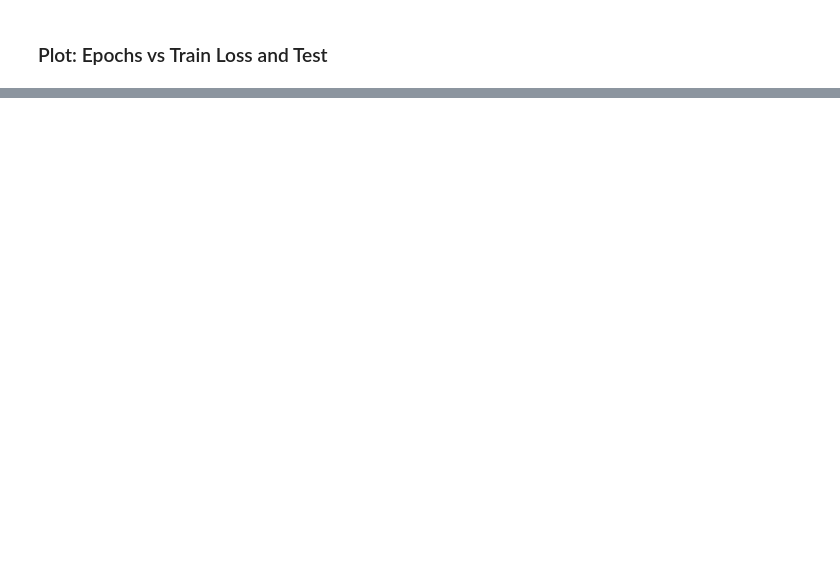
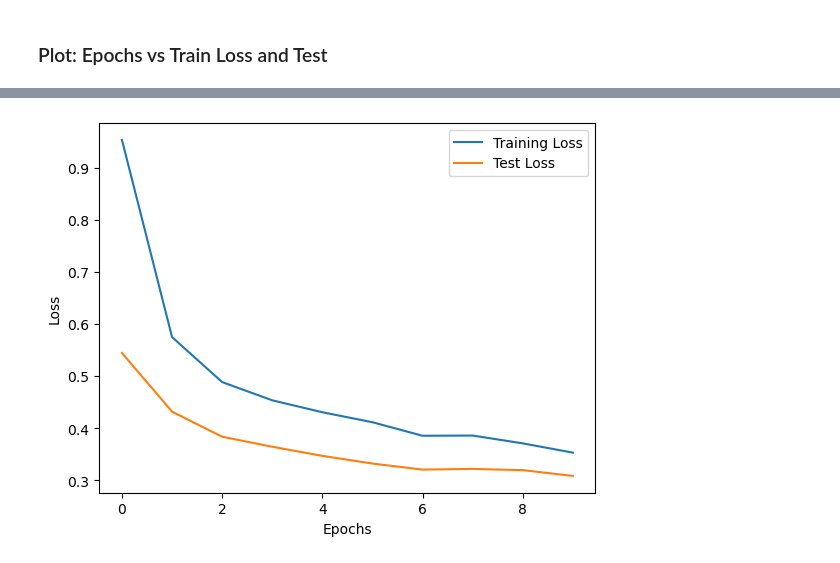
Before and after one commit to AnuragKr/ai-playground, a Jupyter notebook: notebooks/dl/cnn_alexnet_human_action_recognition.ipynb, the cells around one changed output, grey strips where cells are left out. Saved outputs shown, nothing was run; the diff lists cells and outputs as text; code cells hidden in the pictures; blank space fills up the shorter version.

```diff
--- a/notebooks/dl/cnn_alexnet_human_action_recognition.ipynb
+++ b/notebooks/dl/cnn_alexnet_human_action_recognition.ipynb
@@ -232,0 +289,17 @@ plt.show()
+# %%
+# Device configuration
+device = torch.device('cuda' if torch.cuda.is_available() else 'cpu')
+
+# Load the pre-trained EfficientNet model
+efficientnet = models.efficientnet_b0(pretrained=True)
+
+# Freeze all the feature extractor layers
+for param in efficientnet.parameters():
+    param.requires_grad = False
+
+# Modify the classifier part of the model to match the number of classes (5 classes)
+in_features = efficientnet.classifier[1].in_features
+efficientnet.classifier[1] = nn.Linear(in_features, 5)
+
+# Print the model architecture for verification
+print(efficientnet)
@@ -232,0 +325,5 @@ plt.show()
+# %%
+# Initialize the model
+optimizer = optim.Adam(efficientnet.classifier[1].parameters(), lr=0.001)
+model = efficientnet.to(device)
+train_losses,test_losses = train(model, optimizer, model_name = 'efficientnet_', pretrained=True)
@@ -232,0 +360,10 @@ plt.show()
+# %%
+# Plotting the training and validation losses
+plt.plot(train_losses, label='Training Loss')
+plt.plot(test_losses, label='Test Loss')
+plt.xlabel('Epochs')
+plt.ylabel('Loss')
+plt.legend()
+plt.show()
+# %% [output]
+[figure, added]
```
Also changed, not shown: parts of 44 cells of this notebook, 7 other files.
